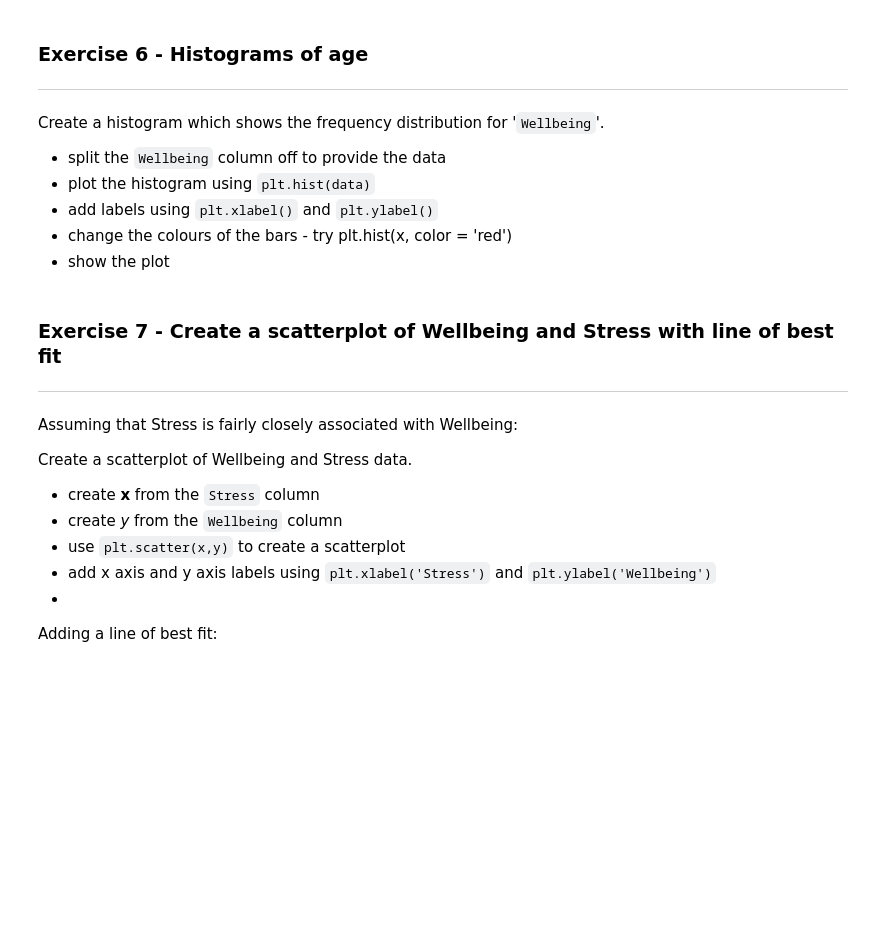
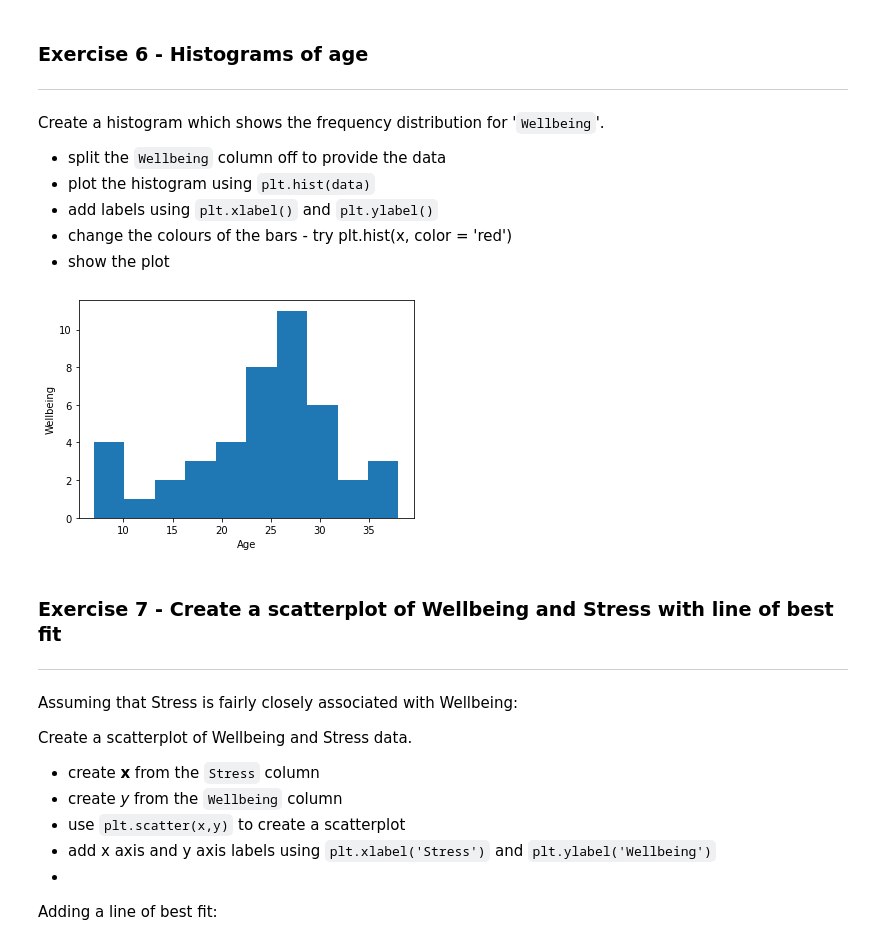
Before and after one commit to Imran-Github22/Imran-Farooqui, a Jupyter notebook: 7_1_Visualisation_with_matplotlib.ipynb, the cells around one changed output. Drawn from its saved outputs; the diff is of its cells as text; code cells hidden in the pictures; blank space fills up the shorter version.

```diff
--- a/7_1_Visualisation_with_matplotlib.ipynb
+++ b/7_1_Visualisation_with_matplotlib.ipynb
@@ -196,6 +204,14 @@ Create a histogram which shows the frequency distribution for '`Wellbeing`'.
 * add labels using `plt.xlabel()` and `plt.ylabel()`
 * change the colours of the bars - try plt.hist(x, color = 'red')
 * show the plot
+# %%
+w_data = psych_data[['Age','Wellbeing']]
+plt.hist(w_data['Wellbeing'])
+plt.xlabel('Age')
+plt.ylabel('Wellbeing')
+plt.show()
+# %% [output]
+[figure, added]
 # %% [markdown]
 ### Exercise 7 - Create a scatterplot of Wellbeing and Stress with line of best fit
 ---
```
Also changed, not shown: parts of 3 cells of this notebook.
